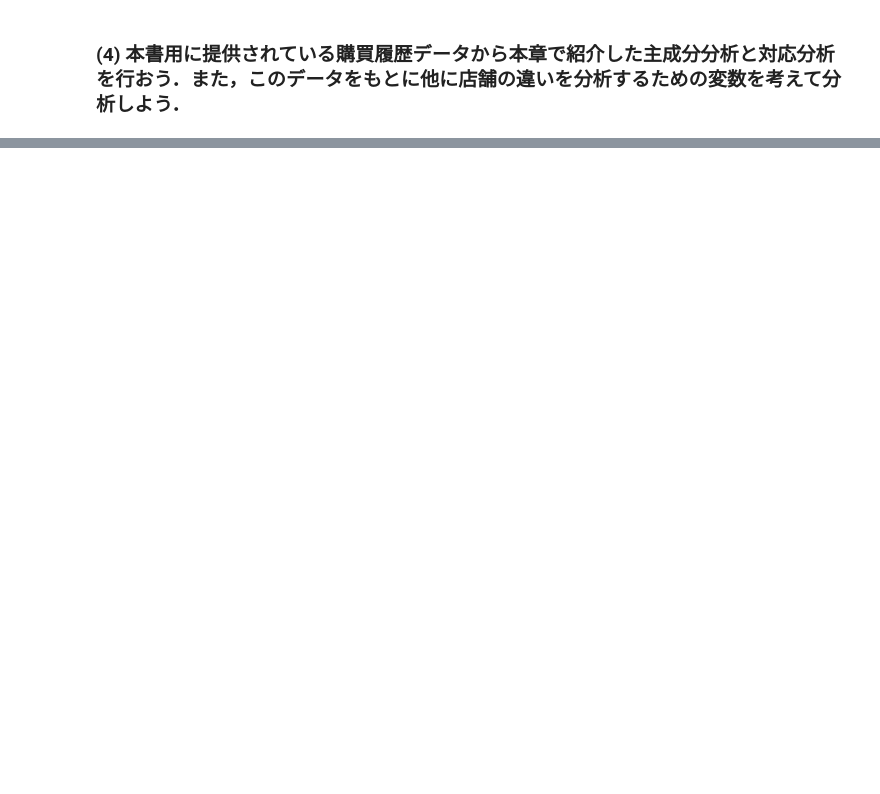
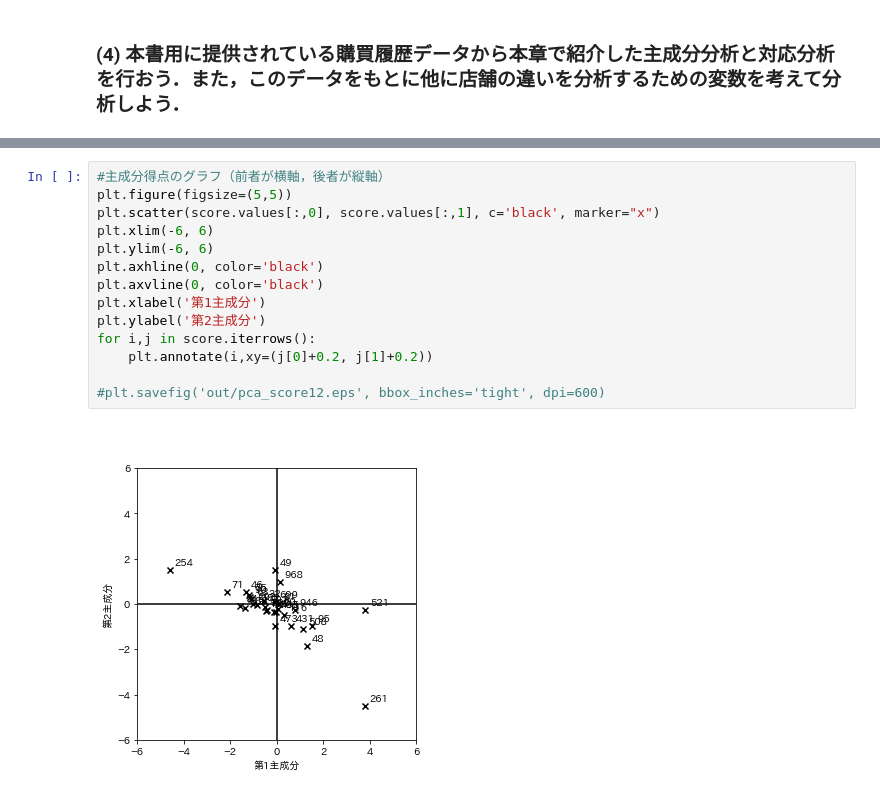
Before and after one commit to asakura-data-science/marketing, a Jupyter notebook: Chapter_6/6_answer.ipynb, the cells around one changed output, grey strips where cells are left out. Drawn from its saved outputs; the diff is of its cells as text; blank space fills up the shorter version.

```diff
--- a/Chapter_6/6_answer.ipynb
+++ b/Chapter_6/6_answer.ipynb
@@ -117,0 +259,16 @@ graphDraw("out/prac3.csv")
+# %%
+#主成分得点のグラフ（前者が横軸，後者が縦軸）
+plt.figure(figsize=(5,5))
+plt.scatter(score.values[:,0], score.values[:,1], c='black', marker="x")
+plt.xlim(-6, 6)
+plt.ylim(-6, 6)
+plt.axhline(0, color='black')
+plt.axvline(0, color='black')
+plt.xlabel('第1主成分')
+plt.ylabel('第2主成分')
+for i,j in score.iterrows():
+    plt.annotate(i,xy=(j[0]+0.2, j[1]+0.2))
+
+#plt.savefig('out/pca_score12.eps', bbox_inches='tight', dpi=600)
+# %% [output]
+[figure, added]
```
Also changed, not shown: parts of 16 cells of this notebook, 2 other files.
